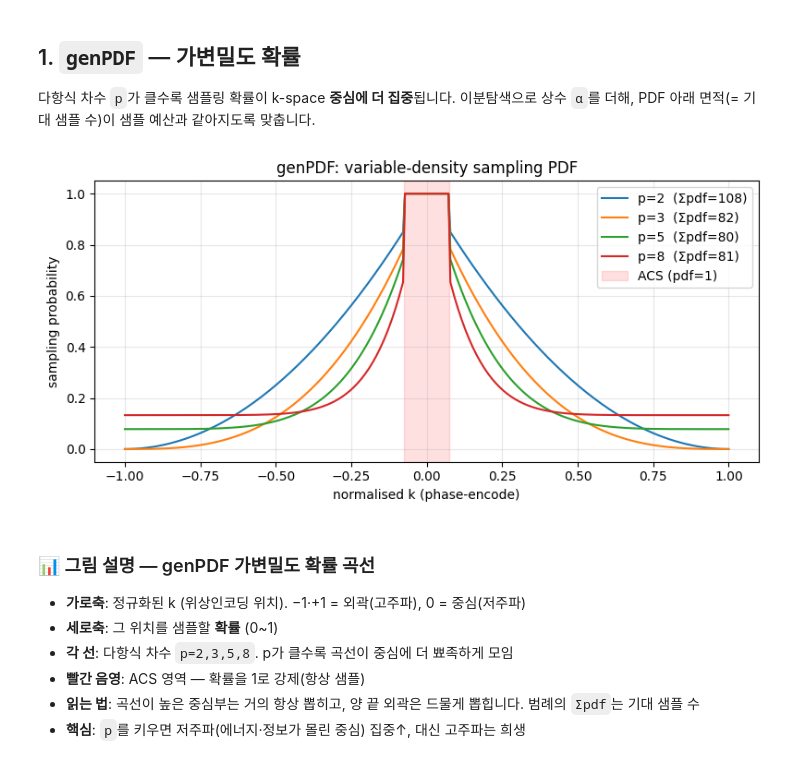
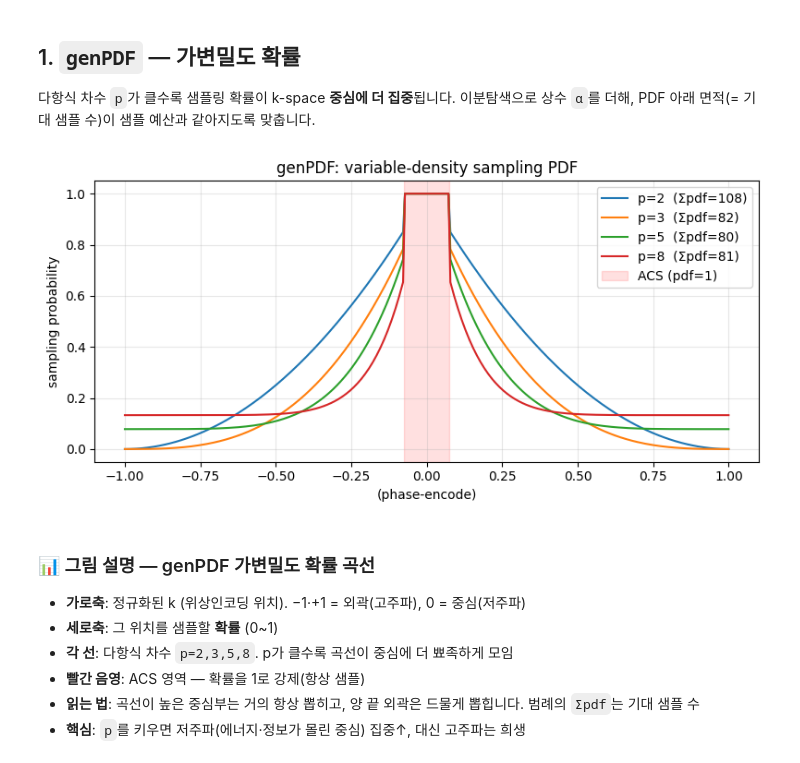
Before and after one commit to sonwonjun103/MRIreconstruction, a Jupyter notebook: vds_mask.ipynb, the cells around one changed output. Saved outputs shown, nothing was run; the diff lists cells and outputs as text; code cells hidden in the pictures.

```diff
--- a/vds_mask.ipynb
+++ b/vds_mask.ipynb
@@ -25,15 +25,15 @@ W=320  acc=4x  acs=24  target samples ~= 80
 # %%
 ks = np.linspace(-1, 1, W)
 plt.figure(figsize=(8,4))
 for p in [2, 3, 5, 8]:
     pdf = gen_pdf_1d(W, p=p, pctg=1/ACC, radius=ACS/W)
     plt.plot(ks, pdf, label=f'p={p}  (Σpdf={pdf.sum():.0f})')
 plt.axvspan(-ACS/W, ACS/W, color='red', alpha=0.12, label='ACS (pdf=1)')
-plt.xlabel('normalised k (phase-encode)'); plt.ylabel('sampling probability')
+plt.xlabel('(phase-encode)'); plt.ylabel('sampling probability')
 plt.title('genPDF: variable-density sampling PDF'); plt.legend(); plt.grid(alpha=0.3)
 plt.tight_layout(); plt.show()
 # %% [output]
-[figure, old version]
+[figure, new version]
 # %% [markdown]
 ### 📊 그림 설명 — genPDF 가변밀도 확률 곡선
 - **가로축**: 정규화된 k (위상인코딩 위치). −1·+1 = 외곽(고주파), 0 = 중심(저주파)
```
